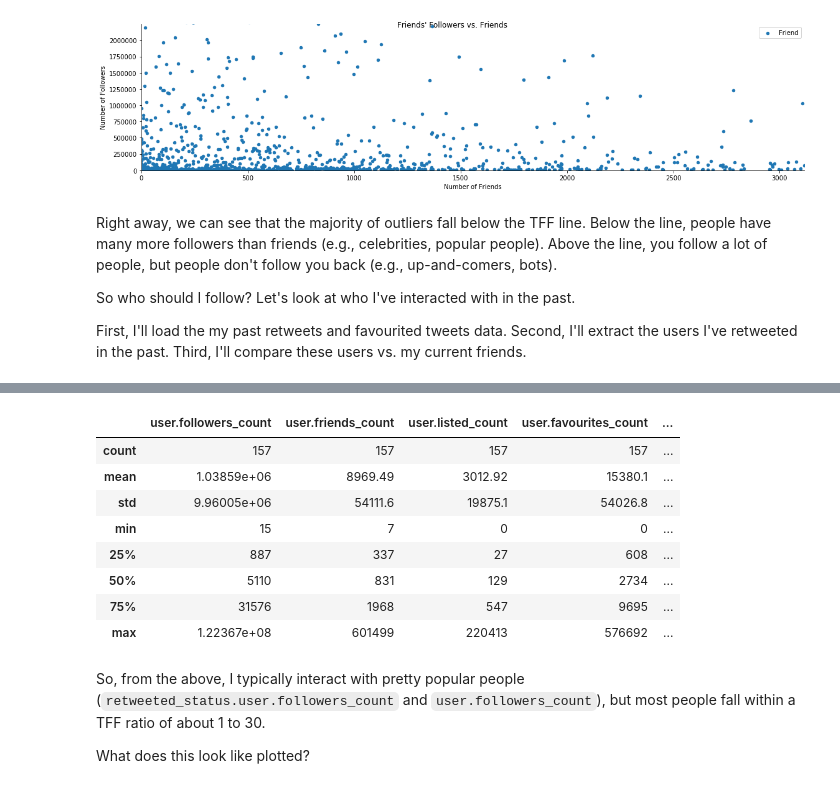
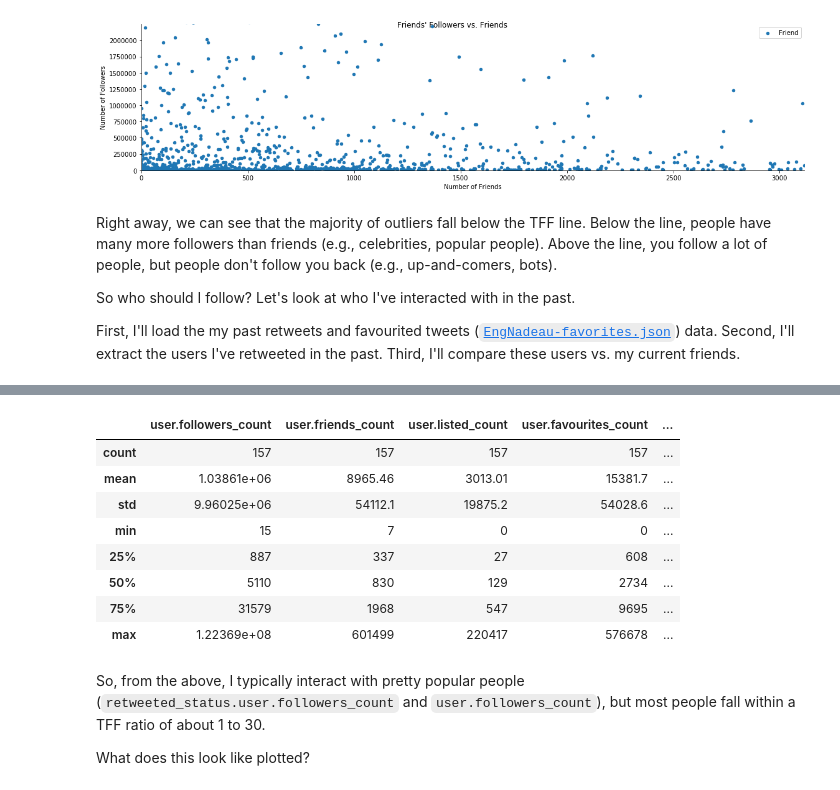
Before and after one commit to nnadeau/academic-kickstart, a Jupyter notebook: content/post/2020/8/evaluating-twitter-with-plumes/index.ipynb, the cells around one changed output, grey strips where cells are left out. Cells and saved outputs as stored; diff of their text form; code cells hidden in the pictures.

```diff
--- a/content/post/2020/8/evaluating-twitter-with-plumes/index.ipynb
+++ b/content/post/2020/8/evaluating-twitter-with-plumes/index.ipynb
@@ -316,7 +325,7 @@ Above the line, you follow a lot of people, but people don't follow you back (e.
 So who should I follow?
 Let's look at who I've interacted with in the past.
 
-First, I'll load the my past retweets and favourited tweets data.
+First, I'll load the my past retweets and favourited tweets ([`EngNadeau-favorites.json`](EngNadeau-favorites.json)) data.
 Second, I'll extract the users I've retweeted in the past.
 Third, I'll compare these users vs. my current friends.
 # %%
@@ -351,31 +366,32 @@ df_retweeted.describe()
 # %%
 # load favourited tweets data
 # run `plumes favorites`
 path = Path("EngNadeau-favorites.json")
 with open(path) as f:
     data = json.load(f)
 
 df_favorites = (
     pd.json_normalize(data)
     .pipe(lambda x: x.assign(**{"created_at": pd.to_datetime(x["created_at"])}))
     .drop_duplicates(subset="user.screen_name")
     .filter(like="user.")
     .filter(like="_count")
-    .pipe(lambda x: x.assign(ratio=x['user.followers_count'] / x['user.friends_count']))
-    .replace([np.inf, -np.inf], np.nan).dropna(subset=["ratio"])
+    .pipe(lambda x: x.assign(ratio=x["user.followers_count"] / x["user.friends_count"]))
+    .replace([np.inf, -np.inf], np.nan)
+    .dropna(subset=["ratio"])
 )
 
 df_favorites.describe()
 # %% [output]
 |  | user.followers_count | user.friends_count | user.listed_count | user.favourites_count | ... |
 | count | 157 | 157 | 157 | 157 | ... |
-| mean | 1.03859e+06 | 8969.49 | 3012.92 | 15380.1 | ... |
-| std | 9.96005e+06 | 54111.6 | 19875.1 | 54026.8 | ... |
+| mean | 1.03861e+06 | 8965.46 | 3013.01 | 15381.7 | ... |
+| std | 9.96025e+06 | 54112.1 | 19875.2 | 54028.6 | ... |
 | min | 15 | 7 | 0 | 0 | ... |
 | 25% | 887 | 337 | 27 | 608 | ... |
-| 50% | 5110 | 831 | 129 | 2734 | ... |
-| 75% | 31576 | 1968 | 547 | 9695 | ... |
-| max | 1.22367e+08 | 601499 | 220413 | 576692 | ... |
+| 50% | 5110 | 830 | 129 | 2734 | ... |
+| 75% | 31579 | 1968 | 547 | 9695 | ... |
+| max | 1.22369e+08 | 601499 | 220417 | 576678 | ... |
 # %% [markdown]
 So, from the above, I typically interact with pretty popular people (`retweeted_status.user.followers_count` and `user.followers_count`), but most people fall within a TFF ratio of about 1 to 30.
 
```
Also changed, not shown: parts of 13 cells of this notebook.
